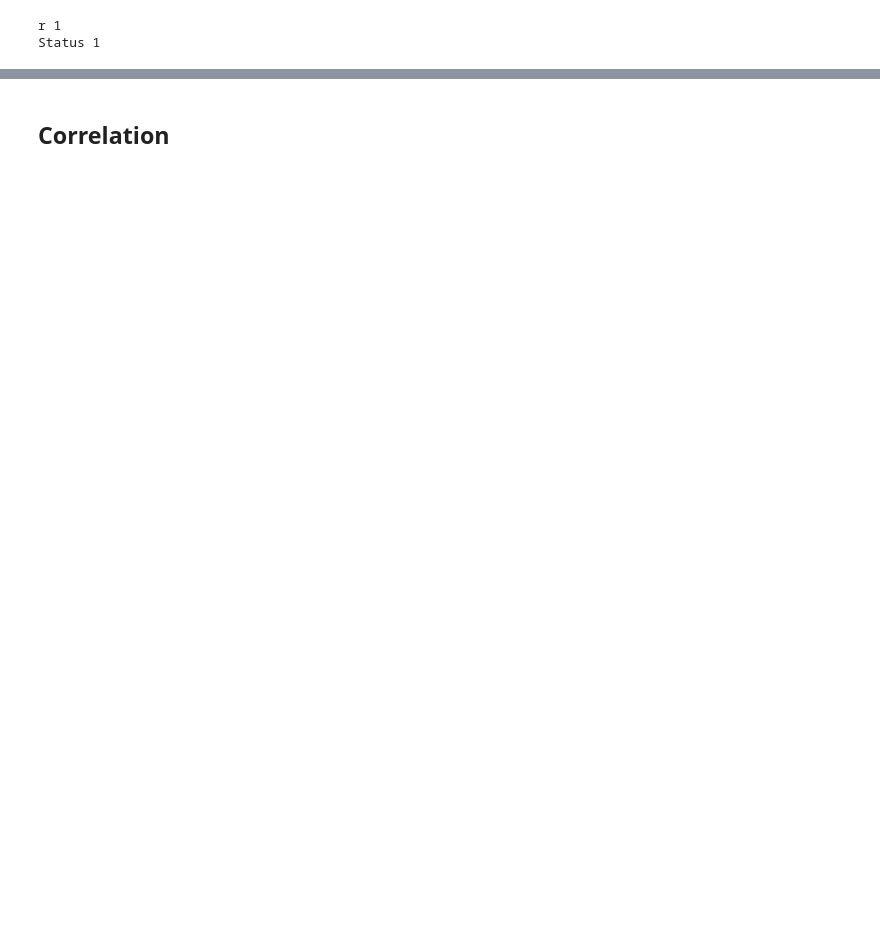
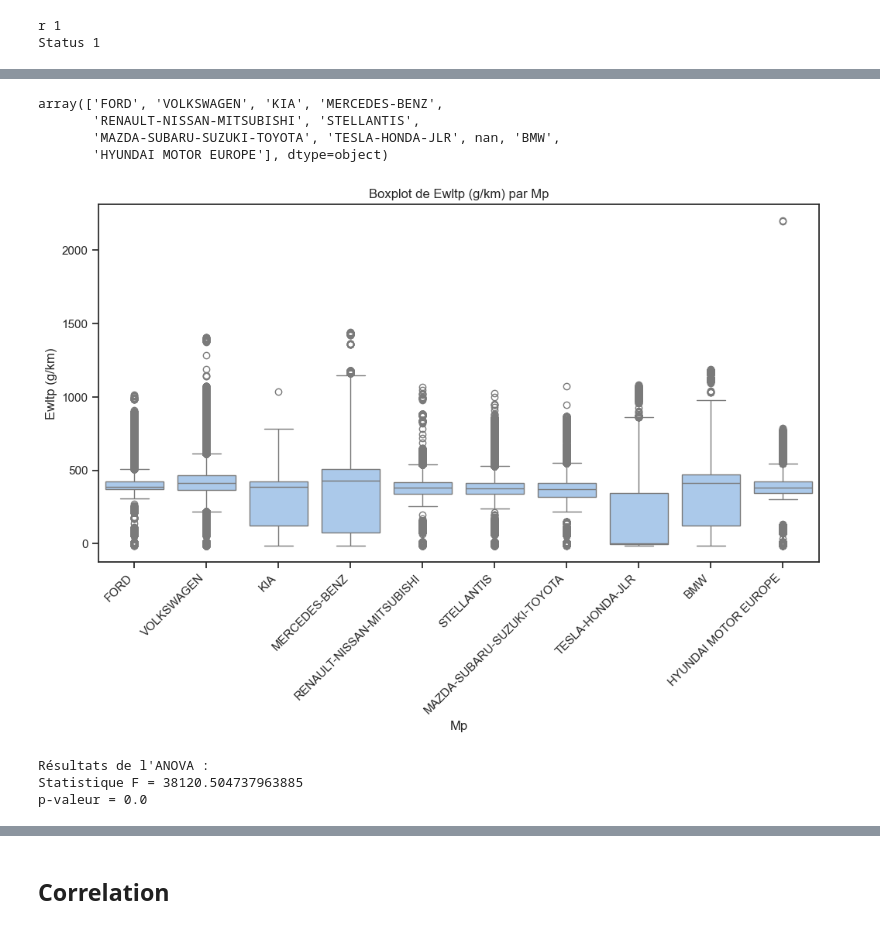
Before and after one commit to Naoyy/Challenge_Data_Mining, a Jupyter notebook: analyse_exploratoire.ipynb, the cells around one changed output, grey strips where cells are left out. Saved outputs shown, nothing was run; the diff lists cells and outputs as text; code cells hidden in the pictures; blank space fills up the shorter version.

```diff
--- a/analyse_exploratoire.ipynb
+++ b/analyse_exploratoire.ipynb
@@ -124,0 +109,28 @@ Status 1
+# %%
+df["Mp"].unique()
+# %% [output]
+array(['FORD', 'VOLKSWAGEN', 'KIA', 'MERCEDES-BENZ',
+       'RENAULT-NISSAN-MITSUBISHI', 'STELLANTIS',
+       'MAZDA-SUBARU-SUZUKI-TOYOTA', 'TESLA-HONDA-JLR', nan, 'BMW',
+       'HYUNDAI MOTOR EUROPE'], dtype=object)
+# %%
+plt.figure(figsize=(12, 6))
+sns.boxplot(x='Mp', y='Ewltp (g/km)', data=df)
+plt.title('Boxplot de Ewltp (g/km) par Mp')
+plt.xticks(rotation=45, ha='right')
+plt.show()
+# %% [output]
+[figure, added]
+# %%
+from scipy.stats import f_oneway
+# Effectuer l'ANOVA
+anova_result = f_oneway(*[df.loc[df['Mp'] == mp,'Ewltp (g/km)'] for mp in df['Mp'].unique() if type(mp)!=float])
+
+# Afficher les résultats de l'ANOVA
+print("Résultats de l'ANOVA :")
+print("Statistique F =", anova_result.statistic)
+print("p-valeur =", anova_result.pvalue)
+# %% [output]
+Résultats de l'ANOVA :
+Statistique F = 38120.504737963885
+p-valeur = 0.0
```
Also changed, not shown: parts of 86 cells of this notebook, 2 other files.
